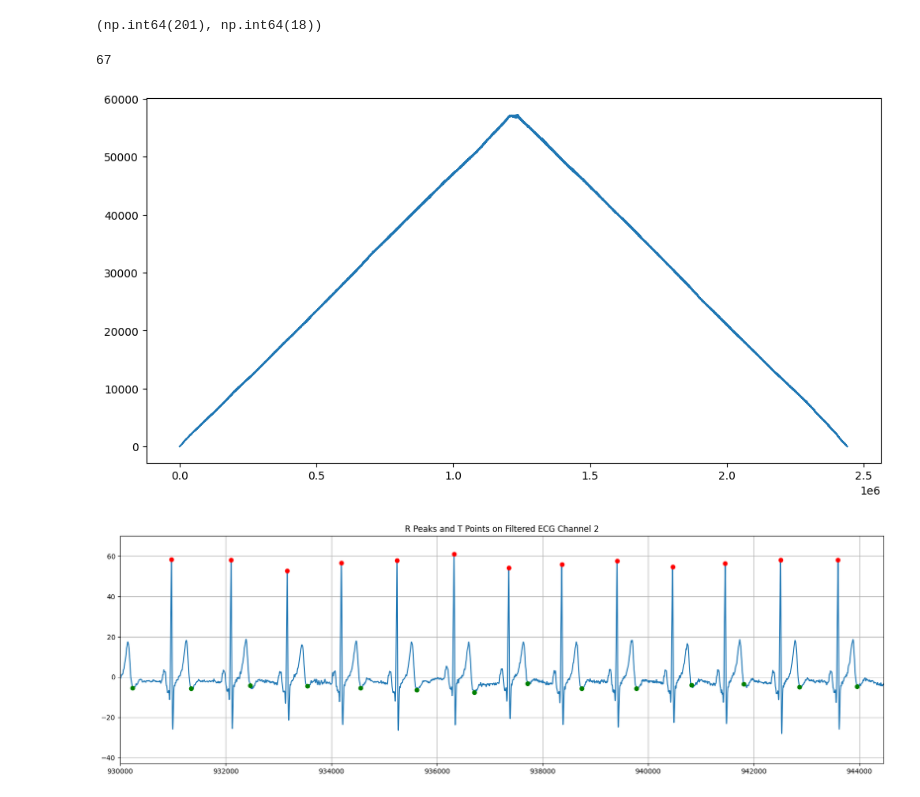
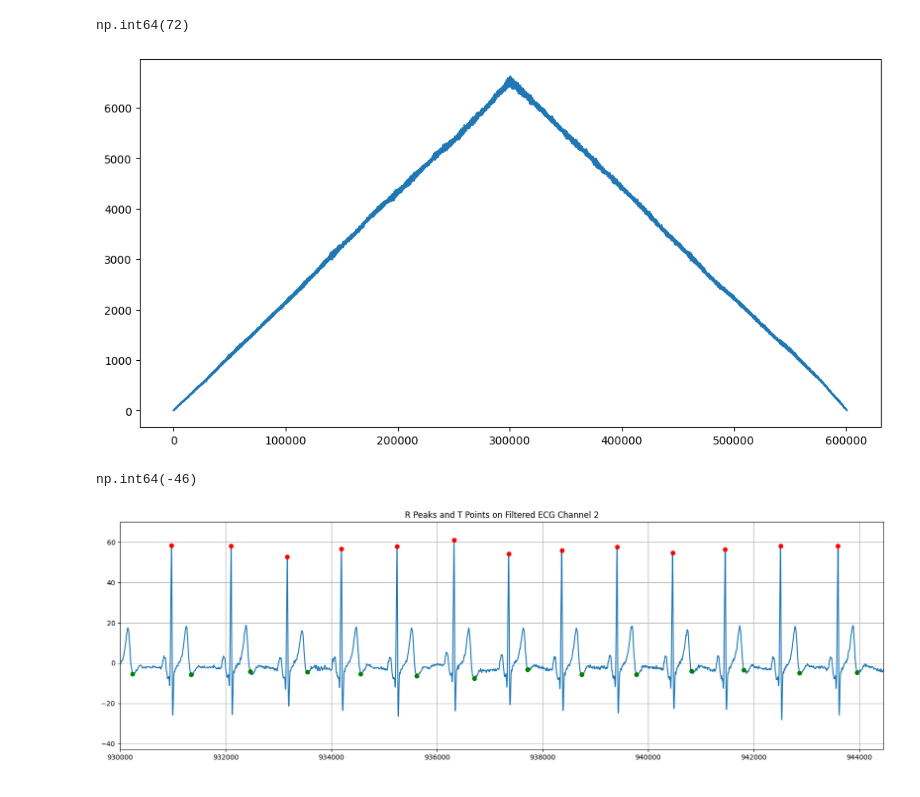
Before and after one commit to djorgeext/pcg-ecg-analysis, a Jupyter notebook: procesamiento_ecg_500Hz.ipynb, the cells around one changed output. Cells and saved outputs as stored; diff of their text form; code cells hidden in the pictures.

```diff
--- a/procesamiento_ecg_500Hz.ipynb
+++ b/procesamiento_ecg_500Hz.ipynb
@@ -7,5 +7,5 @@ from scipy.signal import butter, filtfilt, firls, iircomb, resample_poly, decima
 # %%
-path = 'mediciones_simultaneas/DAVID171225_4-JORGE-20051201024404/bmecg'
+path = 'mediciones_simultaneas/tase-david291225-20051201003131/bmecg'
 
 with open(path, 'rb') as f:
     raw_data = f.read()
@@ -108,7 +108,7 @@ plt.show()
 # %%
 from scipy.io.wavfile import read as wavread
 
-fs, pcg = wavread('mediciones_simultaneas/DAVID171225_4-JORGE-20051201024404/DAVID171225_4_1kHz.wav')
+fs, pcg = wavread('mediciones_simultaneas/tase-david291225-20051201003131/DAVID291225_5__sin_kalman_1kHz.wav')
 b, a = butter(4, [20.0, 150.0], btype='bandpass', fs=fs)
 pcg = filtfilt(b, a, pcg)
 
@@ -147,21 +147,21 @@ plt.show()
 # %%
-np.argmax(ecg_normalized[750:1000]), np.argmax(envol_normalized[1000:1030])
+np.argmax(ecg_normalized[:1000])- np.argmax(envol_normalized[:1000])
 # %% [output]
-(np.int64(201), np.int64(18))
+np.int64(72)
-# %%
-1018 - (750+201)
-# %% [output]
-67
 # %%
 from scipy.signal import correlate
-xy_cross = correlate(ecg_normalized, envol_normalized, mode='full', method='fft')
+xy_cross = correlate(ecg_normalized, envol_normalized[:len(ecg_normalized)], mode='full', method='fft')
 x_axis = np.arange(-len(envol_normalized) + 1, len(ecg_normalized))
 plt.figure(figsize=(12, 6))
 plt.plot(xy_cross)
 # plt.xlim(-50000, 50000)
 plt.show()
 # %% [output]
-[figure, old version]
+[figure, new version]
+# %%
+np.argmax(xy_cross) - len(xy_cross)//2 + 1
+# %% [output]
+np.int64(-46)
 # %%
 r_peaks = np.loadtxt('mediciones_simultaneas/DAVID171225_2-JORGE-20051201021025/R_marks.txt', dtype=int) * 2 - 272
 t_points = np.loadtxt('mediciones_simultaneas/DAVID171225_2-JORGE-20051201021025/T_marks.txt', dtype=int) * 2 - 272
```
Also changed, not shown: parts of 7 cells of this notebook, 1 other file.
